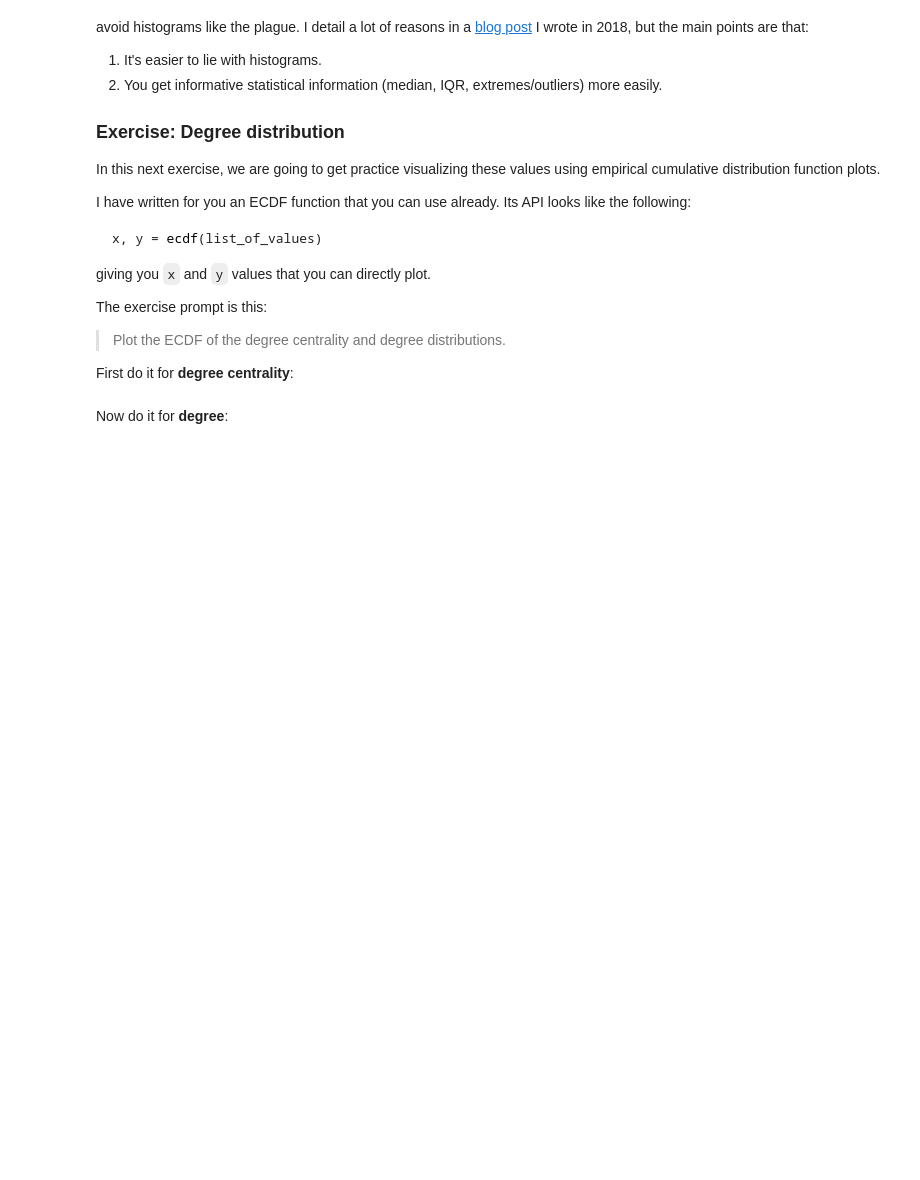
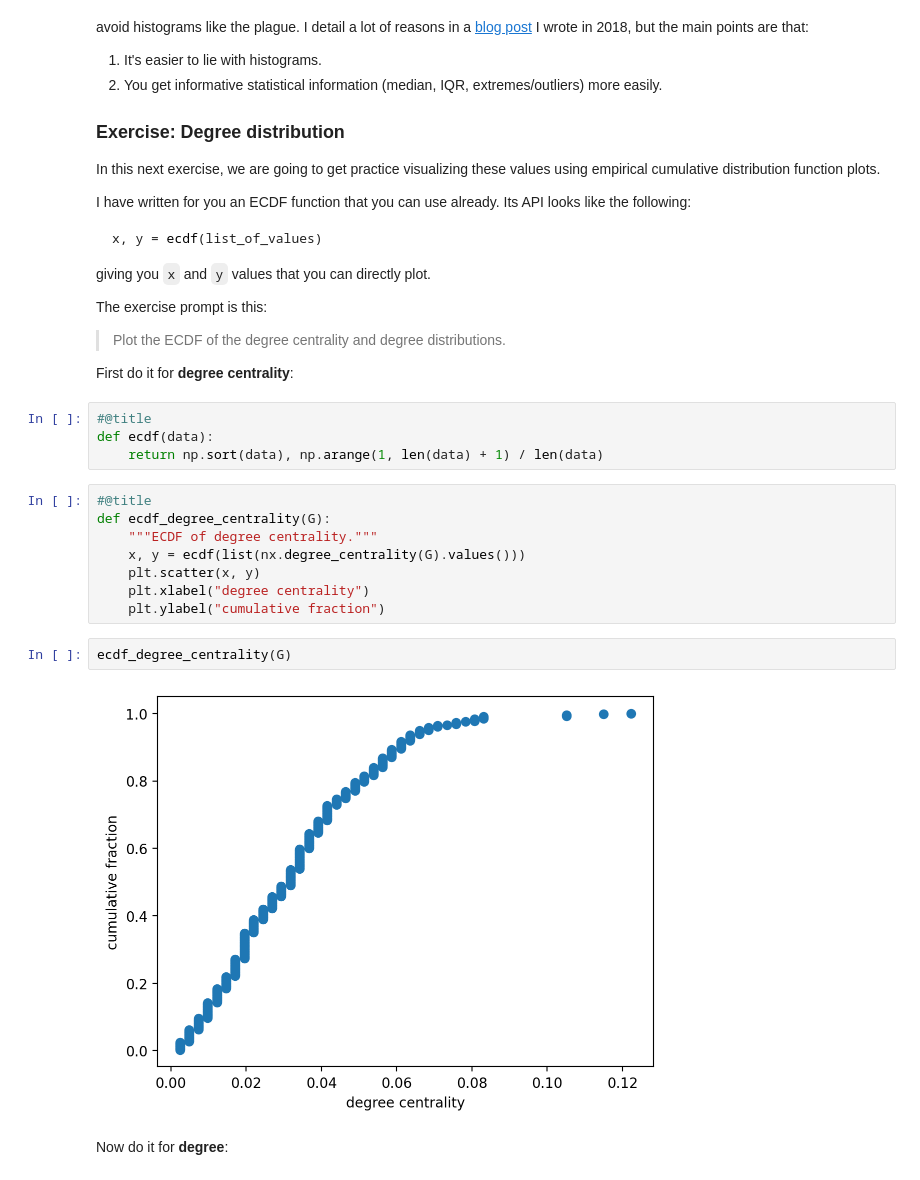
Before and after one commit to terrematte/network_analysis, a Jupyter notebook: notebooks/02_hubs_path_and_structures.ipynb, the cells around one changed output. Cells and saved outputs as stored; diff of their text form; blank space fills up the shorter version.

```diff
--- a/notebooks/02_hubs_path_and_structures.ipynb
+++ b/notebooks/02_hubs_path_and_structures.ipynb
@@ -290,6 +310,22 @@ The exercise prompt is this:
 > Plot the ECDF of the degree centrality and degree distributions.
 
 First do it for **degree centrality**:
+# %%
+#@title
+def ecdf(data):
+    return np.sort(data), np.arange(1, len(data) + 1) / len(data)
+# %%
+#@title
+def ecdf_degree_centrality(G):
+    """ECDF of degree centrality."""
+    x, y = ecdf(list(nx.degree_centrality(G).values()))
+    plt.scatter(x, y)
+    plt.xlabel("degree centrality")
+    plt.ylabel("cumulative fraction")
+# %%
+ecdf_degree_centrality(G)
+# %% [output]
+[figure, added]
 # %% [markdown]
 Now do it for **degree**:
 # %%
```
Also changed, not shown: parts of 52 cells of this notebook, 4 other files.
